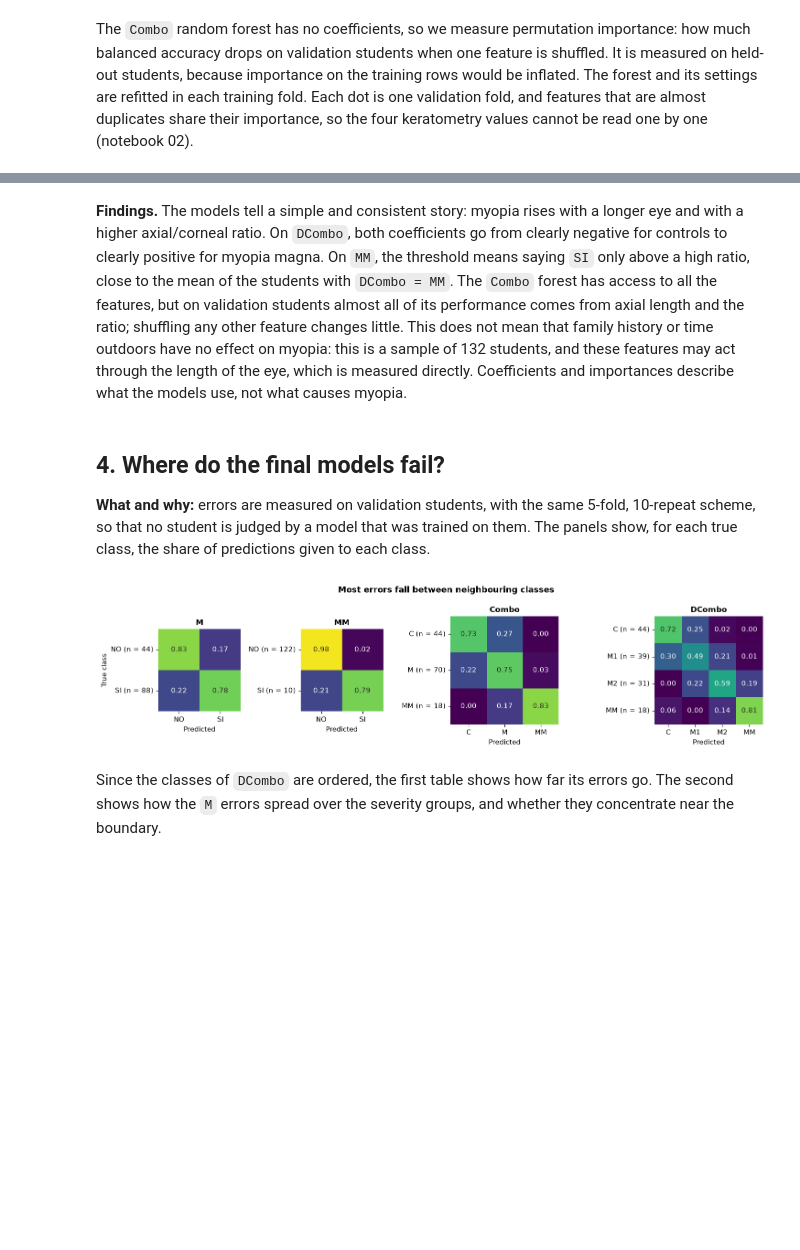
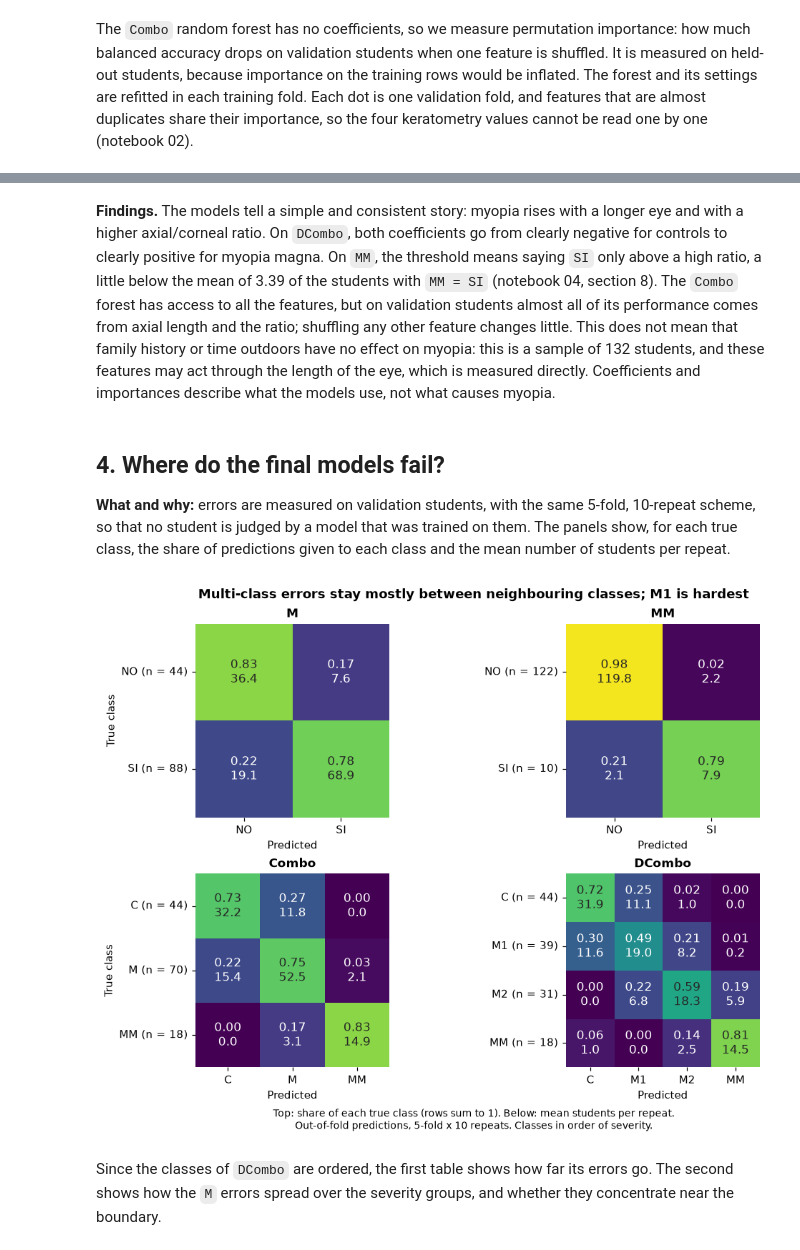
Before and after one commit to tomas20oriol-jpg/miopia-ml-project, a Jupyter notebook: notebooks/05_final_models.ipynb, the cells around one changed output, grey strips where cells are left out. Cells and saved outputs as stored; diff of their text form; code cells hidden in the pictures; blank space fills up the shorter version.

```diff
--- a/notebooks/05_final_models.ipynb
+++ b/notebooks/05_final_models.ipynb
@@ -123,34 +137,39 @@ importances.mean().sort_values(ascending=False).head(10).round(3).to_frame("mean
 | kerato_os | 0.001 |
 | siblings_myopic | 0.001 |
 # %% [markdown]
-**Findings.** The models tell a simple and consistent story: myopia rises with a longer eye and with a higher axial/corneal ratio. On `DCombo`, both coefficients go from clearly negative for controls to clearly positive for myopia magna. On `MM`, the threshold means saying `SI` only above a high ratio, close to the mean of the students with `DCombo = MM`. The `Combo` forest has access to all the features, but on validation students almost all of its performance comes from axial length and the ratio; shuffling any other feature changes little. This does not mean that family history or time outdoors have no effect on myopia: this is a sample of 132 students, and these features may act through the length of the eye, which is measured directly. Coefficients and importances describe what the models use, not what causes myopia.
+**Findings.** The models tell a simple and consistent story: myopia rises with a longer eye and with a higher axial/corneal ratio. On `DCombo`, both coefficients go from clearly negative for controls to clearly positive for myopia magna. On `MM`, the threshold means saying `SI` only above a high ratio, a little below the mean of 3.39 of the students with `MM = SI` (notebook 04, section 8). The `Combo` forest has access to all the features, but on validation students almost all of its performance comes from axial length and the ratio; shuffling any other feature changes little. This does not mean that family history or time outdoors have no effect on myopia: this is a sample of 132 students, and these features may act through the length of the eye, which is measured directly. Coefficients and importances describe what the models use, not what causes myopia.
 # %% [markdown]
 ## 4. Where do the final models fail?
 
-**What and why:** errors are measured on validation students, with the same 5-fold, 10-repeat scheme, so that no student is judged by a model that was trained on them. The panels show, for each true class, the share of predictions given to each class.
+**What and why:** errors are measured on validation students, with the same 5-fold, 10-repeat scheme, so that no student is judged by a model that was trained on them. The panels show, for each true class, the share of predictions given to each class and the mean number of students per repeat.
 # %%
 frames, predictions = {}, {}
 for target in TARGETS:
     model, cols = final_model(target, FEATURES)
     frames[target], predictions[target] = evaluate(model, X_train[cols], Y_train[target], Y_train[target], make_strata(Y_train, target))
 
-fig, axes = plt.subplots(1, 4, figsize=(14, 3.4), gridspec_kw={"width_ratios": [2, 2, 3, 4]})
-for ax, target in zip(axes, TARGETS):
+fig, axes = plt.subplots(2, 2, figsize=(9.5, 7), layout="constrained")
+for ax, target in zip(axes.ravel(), TARGETS):
     classes = sorted(Y_train[target].unique())
     truth = np.repeat(Y_train[target].to_numpy(), predictions[target].shape[1])
-    matrix = confusion_matrix(truth, predictions[target].ravel(), labels=classes, normalize="true")
-    sns.heatmap(matrix, annot=True, fmt=".2f", cmap=SEQUENTIAL_CMAP, vmin=0, vmax=1, cbar=False, square=True, xticklabels=classes, yticklabels=classes, ax=ax)
+    per_repeat = confusion_matrix(truth, predictions[target].ravel(), labels=classes) / predictions[target].shape[1]
+    rates = per_repeat / per_repeat.sum(axis=1, keepdims=True)
+    annotation = np.array([[f"{r:.2f}\n{c:.1f}" for r, c in zip(rate_row, count_row)] for rate_row, count_row in zip(rates, per_repeat)])
+    sns.heatmap(rates, annot=annotation, fmt="", annot_kws={"fontsize": 11}, cmap=SEQUENTIAL_CMAP, vmin=0, vmax=1, cbar=False, square=True, xticklabels=classes, yticklabels=classes, ax=ax)
+    for label, rate in zip(ax.texts, rates.ravel()):
+        label.set_color("0.15" if rate >= 0.5 else "white")
     counts = Y_train[target].value_counts()
     ax.set_yticklabels([f"{c} (n = {counts[c]})" for c in classes], rotation=0)
     ax.set_xlabel("Predicted")
     ax.set_title(target)
-axes[0].set_ylabel("True class")
-fig.suptitle('Most errors fall between neighbouring classes', fontweight="bold")
-fig.tight_layout()
+for ax in axes[:, 0]:
+    ax.set_ylabel("True class")
+fig.suptitle('Multi-class errors stay mostly between neighbouring classes; M1 is hardest', fontweight="bold")
+fig.supxlabel("Top: share of each true class (rows sum to 1). Below: mean students per repeat.\nOut-of-fold predictions, 5-fold x 10 repeats. Classes in order of severity.", fontsize=9)
 save_fig(fig, "05_confusion")
 plt.show()
 # %% [output]
-[figure, old version]
+[figure, new version]
 # %% [markdown]
 Since the classes of `DCombo` are ordered, the first table shows how far its errors go. The second shows how the `M` errors spread over the severity groups, and whether they concentrate near the boundary.
 # %%
```
Also changed, not shown: parts of 14 cells of this notebook, 6 other files.
